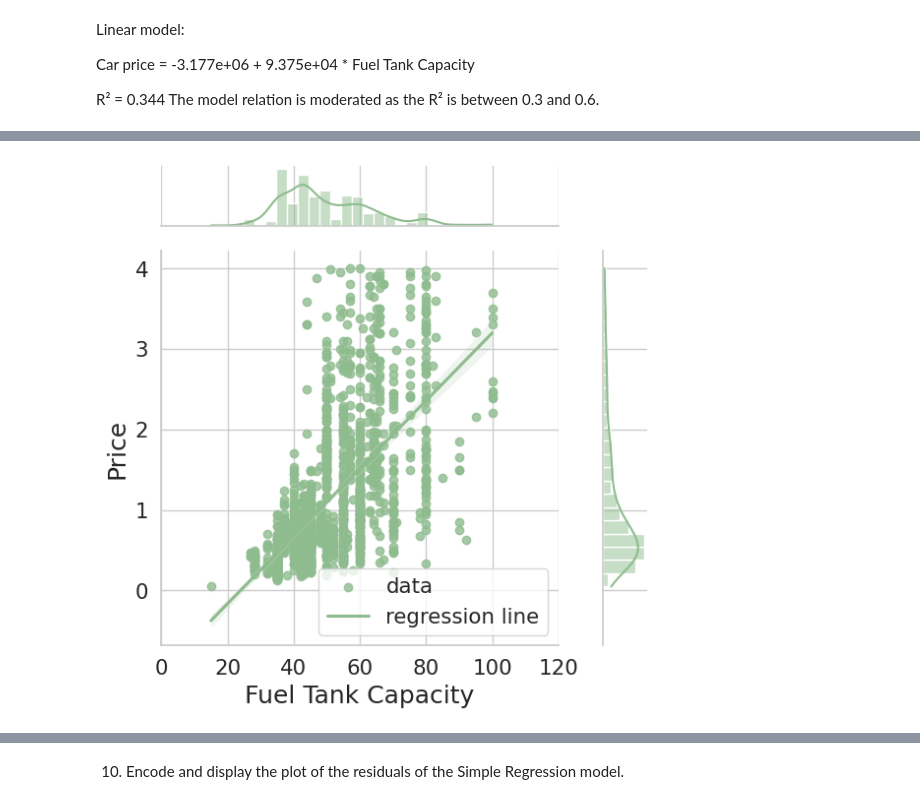
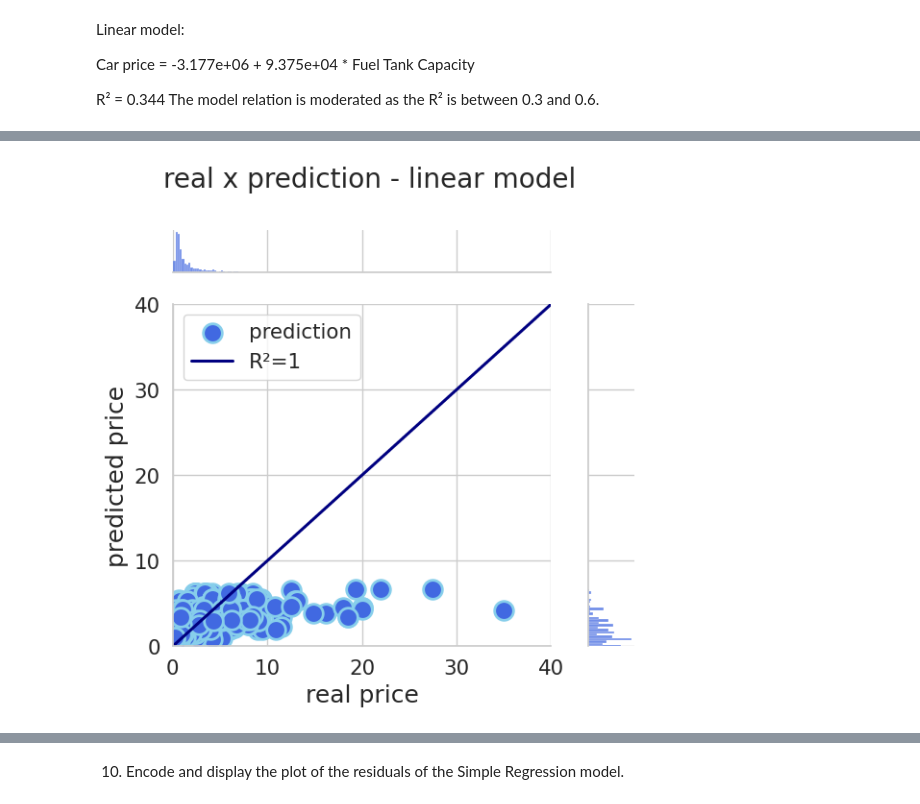
Before and after one commit to mfdali/BootcampDataAnalytics, a Jupyter notebook: Statistics_Correlation_Regression.ipynb, the cells around one changed output, grey strips where cells are left out. Drawn from its saved outputs; the diff is of its cells as text; code cells hidden in the pictures.

```diff
--- a/Statistics_Correlation_Regression.ipynb
+++ b/Statistics_Correlation_Regression.ipynb
@@ -663,10 +683,10 @@ price_scatterplot(car_df,'Price', hue='Year')
 # %% [markdown]
 9. Create a Simple Linear Regression model, display the Regression Table, and show the plot of the Estimated Line
 # %%
-def regression_model(df,x_var,y_var):
+def regression_model(x_var,y_var):
   # Define independent variables (features) and dependent variable (target)
-  X = df[x_var]  # feature
-  y = df[y_var]  # target
+  X = car_df[x_var]  # feature
+  y = car_df[y_var]  # target
 
   # Add constant term to independent variables
   X = sm.add_constant(X)
@@ -685,7 +705,7 @@ y_var = 'Price'
 # Target
 y_real = car_df[y_var]
 # Call function
-linear_model, y_predict = regression_model(car_df,x_var,y_var)
+linear_model, y_predict = regression_model(x_var,y_var)
 # %%
 # Display regression summary
 print(linear_model.summary(alpha=alpha))
@@ -762,8 +755,0 @@ sns.histplot(data = car_no_outliers_df , x = 'Price', kde= True,stat="density",
-# %%
-# Define independent variables (features) and dependent variable (target)
-x_var = 'Fuel Tank Capacity'
-y_var = 'Price'
-# Target
-y_real = car_no_outliers_df[y_var]
-# Call function
-linear_model, y_predict = regression_model(car_no_outliers_df,x_var,y_var)
@@ -791,19 +756,27 @@ Notes:
 # %%
 # Custom the inside plot: options are: “scatter” | “reg” | “resid” | “kde” | “hex”
+sns.set(font_scale=1.4)
 sns.set_style("whitegrid")
 
 # Draw multiple bivariate plots with univariate marginal distributions
-sns_plot = sns.jointplot(x = car_no_outliers_df[x_var], y = y_real/1e6, kind='reg', color="darkseagreen")
+sns_plot = sns.jointplot(x = y_real/1e6, y = y_predict/1e6, kind='scatter', xlim=[0,40], ylim=[0,40] , s=200, color="royalblue", edgecolor="skyblue", linewidth=2)
+
+# Add reference line for a "perfect" model R² = 1
+sns_plot.ax_joint.plot([0,40], [0,40], color="navy", linewidth = 2.2)
 
 # Add and set x- and y- ticks
-sns_plot.ax_joint.set_xticks([0,20,40,60,80,100,120])
-sns_plot.ax_joint.set_yticks([0,1,2,3,4])
+sns_plot.ax_joint.set_xticks([0,10,20,30,40])
+sns_plot.ax_joint.set_yticks([0,10,20,30,40])
 
 # Add labels
-sns_plot.set_axis_labels(x_var, y_var, fontsize=18)
+sns_plot.set_axis_labels('real price', 'predicted price', fontsize=18)
+
+# Add title
+sns_plot.fig.suptitle("real x prediction - linear model")
+
 # Add legend
-plt.legend(labels=["data","regression line"])
+plt.legend(labels=["prediction","R²=1"])
 
 sns_plot.figure.tight_layout()
 # %% [output]
-[figure, old version]
+[figure, new version]
```
Also changed, not shown: parts of 31 cells of this notebook.
